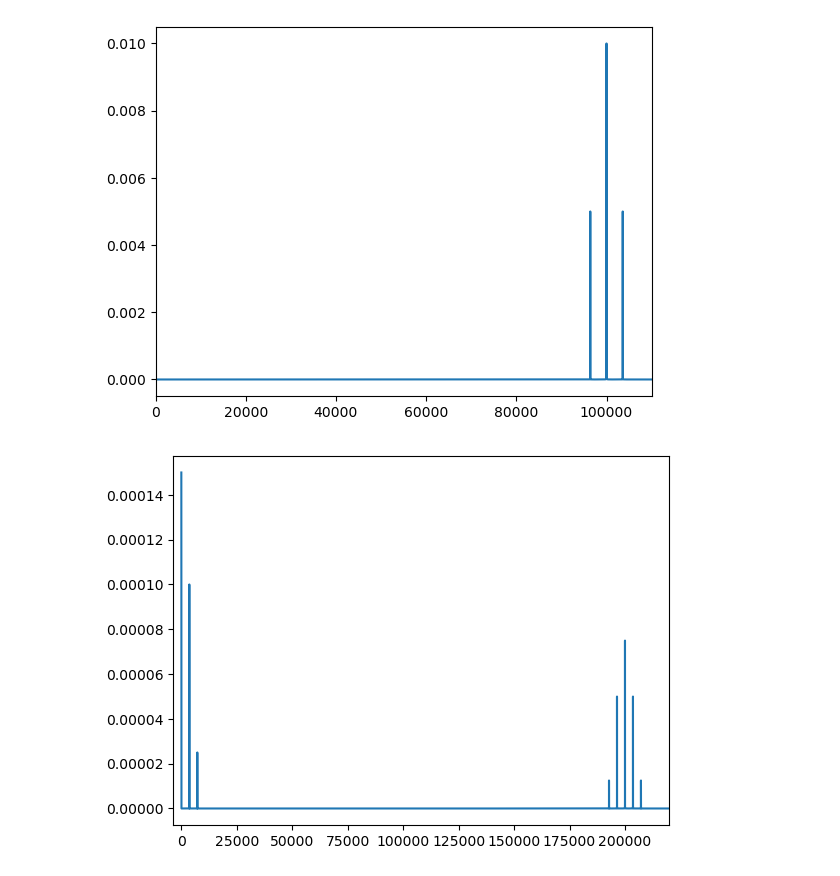
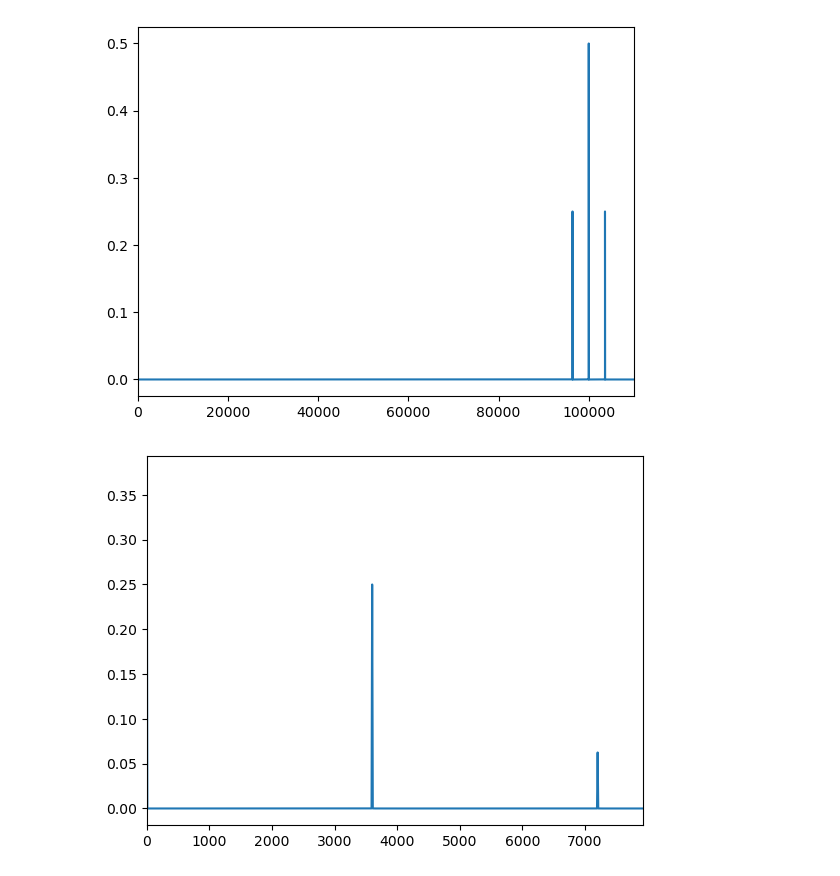
Before and after one commit to eelyon/LyonLabCodebase, a Jupyter notebook: miscCalcs/fourierComponentResThermo/fcrt.ipynb, the cells around one changed output. Drawn from its saved outputs; the diff is of its cells as text; code cells hidden in the pictures.

```diff
--- a/miscCalcs/fourierComponentResThermo/fcrt.ipynb
+++ b/miscCalcs/fourierComponentResThermo/fcrt.ipynb
@@ -6,9 +6,9 @@ import matplotlib.pyplot as plt
 # %%
 fm = int(3.6 * (1e3))
 fc = int(100 * (1e3))
-A = 0.01
+A = 1 * 1/2
 
-t0 = 0.1
+t0 = 10
 npc = 100
 numPoints = int(npc * t0 * fc)
 
@@ -31,10 +31,10 @@ plt.xlim(0,1.1 * fc)
 
 plt.show()
 # %% [output]
-[figure, old version]
+[figure, new version]
 # %%
 plt.plot(xf, np.real(ssf))
-plt.xlim(-fm,2.2 * fc)
+plt.xlim(-0,2.2 * fm)
 plt.show()
 # %% [output]
-[figure, old version]
+[figure, new version]
```
Also changed, not shown: parts of 1 cell of this notebook, 1 other file.
